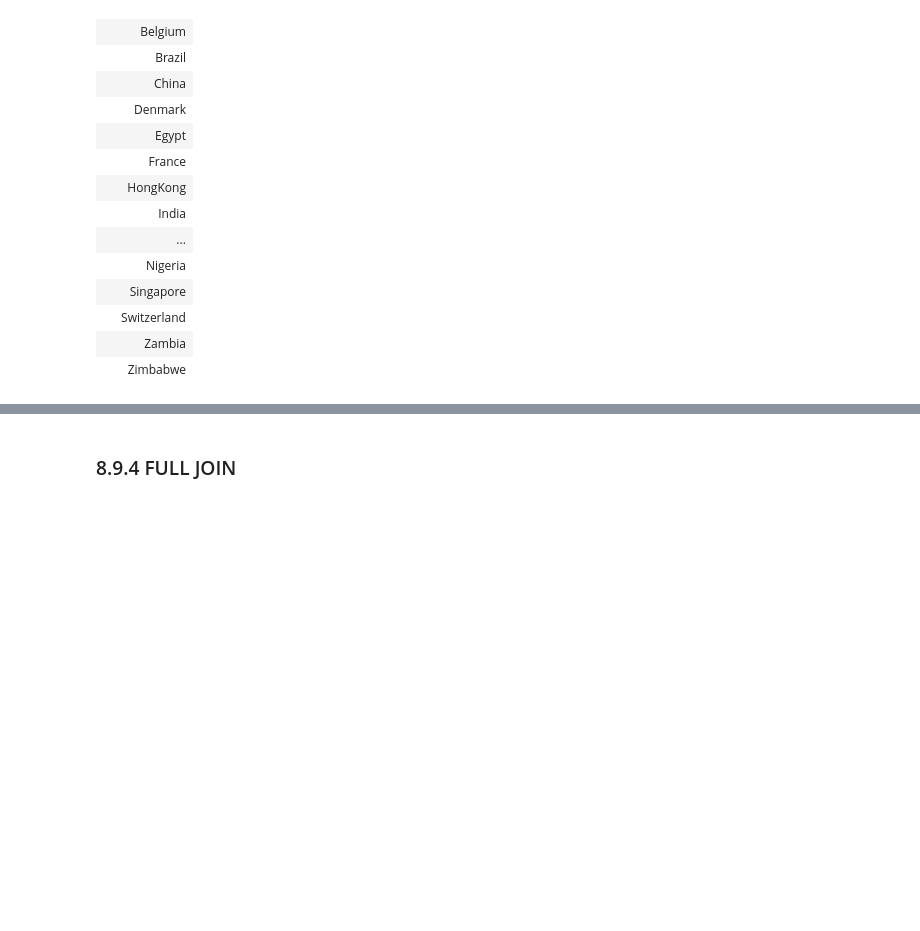
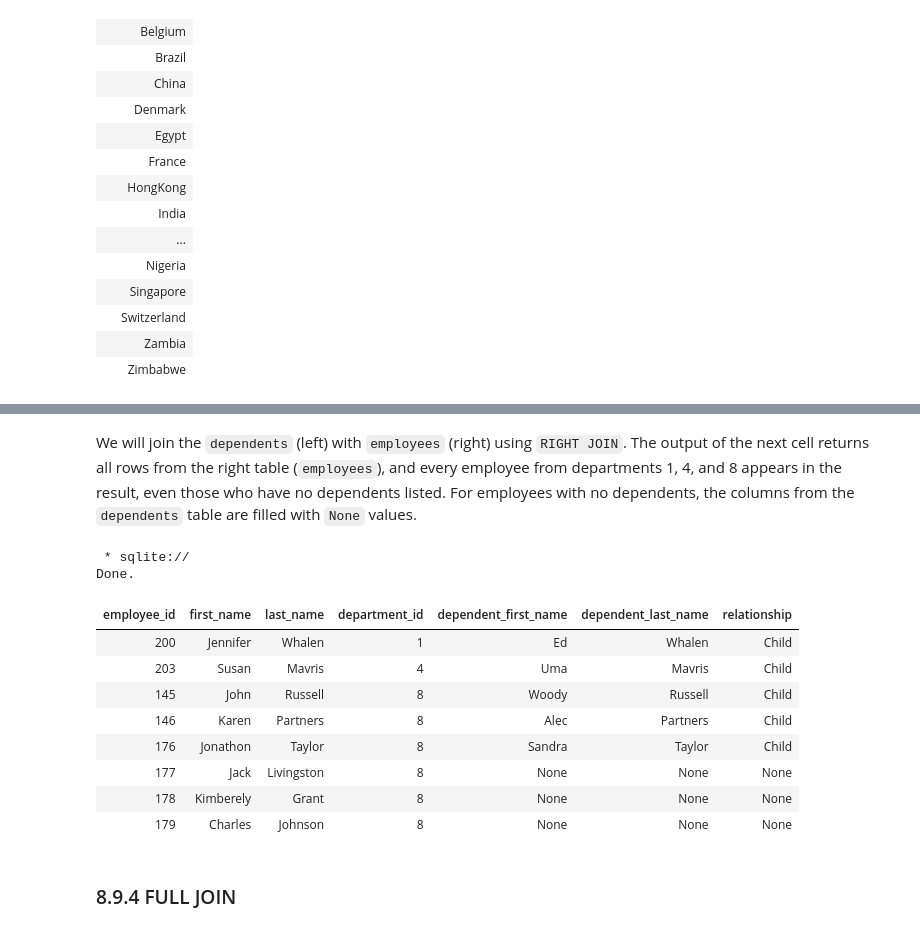
Before and after one commit to avakanski/Fall-2026-Applied-Data-Science-with-Python, a Jupyter notebook: Lectures/Theme_2-Data_Engineering/Lecture_8-SQL/Lecture_8-SQL.ipynb, the cells around one changed output, grey strips where cells are left out. Drawn from its saved outputs; the diff is of its cells as text; code cells hidden in the pictures; blank space fills up the shorter version.

```diff
--- a/Lectures/Theme_2-Data_Engineering/Lecture_8-SQL/Lecture_8-SQL.ipynb
+++ b/Lectures/Theme_2-Data_Engineering/Lecture_8-SQL/Lecture_8-SQL.ipynb
@@ -1407,3 +1435,26 @@ Done.
+# %% [markdown]
+We will join the `dependents` (left) with `employees` (right) using `RIGHT JOIN`. The output of the next cell returns all rows from the right table (`employees`), and every employee from departments 1, 4, and 8 appears in the result, even those who have no dependents listed. For employees with no dependents, the columns from the `dependents` table are filled with `None` values.
+# %%
+%%sql
+SELECT
+    employees.employee_id, employees.first_name, employees.last_name, employees.department_id,
+    dependents.first_name AS dependent_first_name, dependents.last_name AS dependent_last_name, dependents.relationship
+FROM
+    dependents
+RIGHT JOIN employees ON dependents.employee_id = employees.employee_id
+WHERE employees.department_id IN (1, 4, 8)
+# %% [output]
+ * sqlite://
+Done.
+| employee_id | first_name | last_name | department_id | dependent_first_name | dependent_last_name | relationship |
+| 200 | Jennifer | Whalen | 1 | Ed | Whalen | Child |
+| 203 | Susan | Mavris | 4 | Uma | Mavris | Child |
+| 145 | John | Russell | 8 | Woody | Russell | Child |
+| 146 | Karen | Partners | 8 | Alec | Partners | Child |
+| 176 | Jonathon | Taylor | 8 | Sandra | Taylor | Child |
+| 177 | Jack | Livingston | 8 | None | None | None |
+| 178 | Kimberely | Grant | 8 | None | None | None |
+| 179 | Charles | Johnson | 8 | None | None | None |
 # %% [markdown]
 <a id="8.9.4-full-join"></a>
 
```
Also changed, not shown: parts of 9 cells of this notebook.
